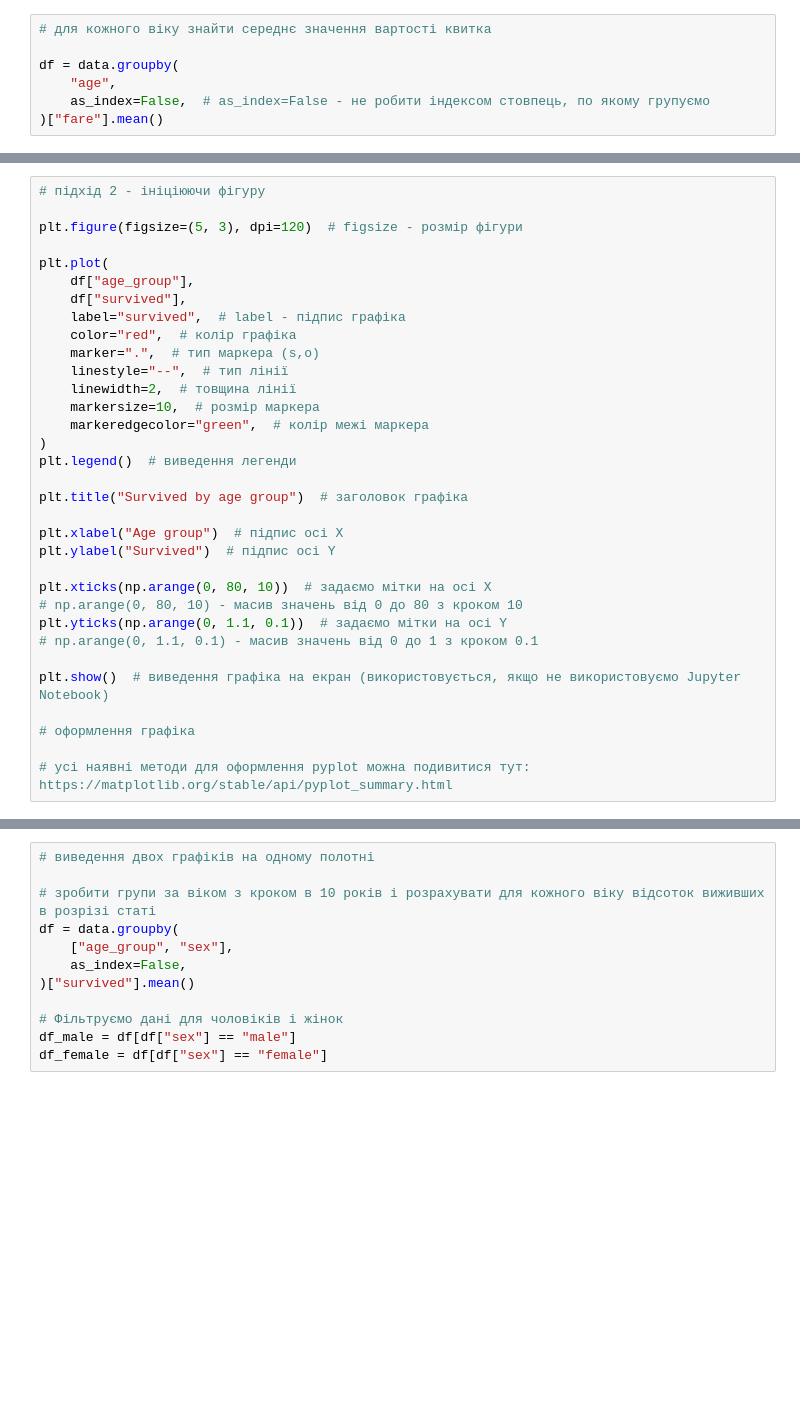
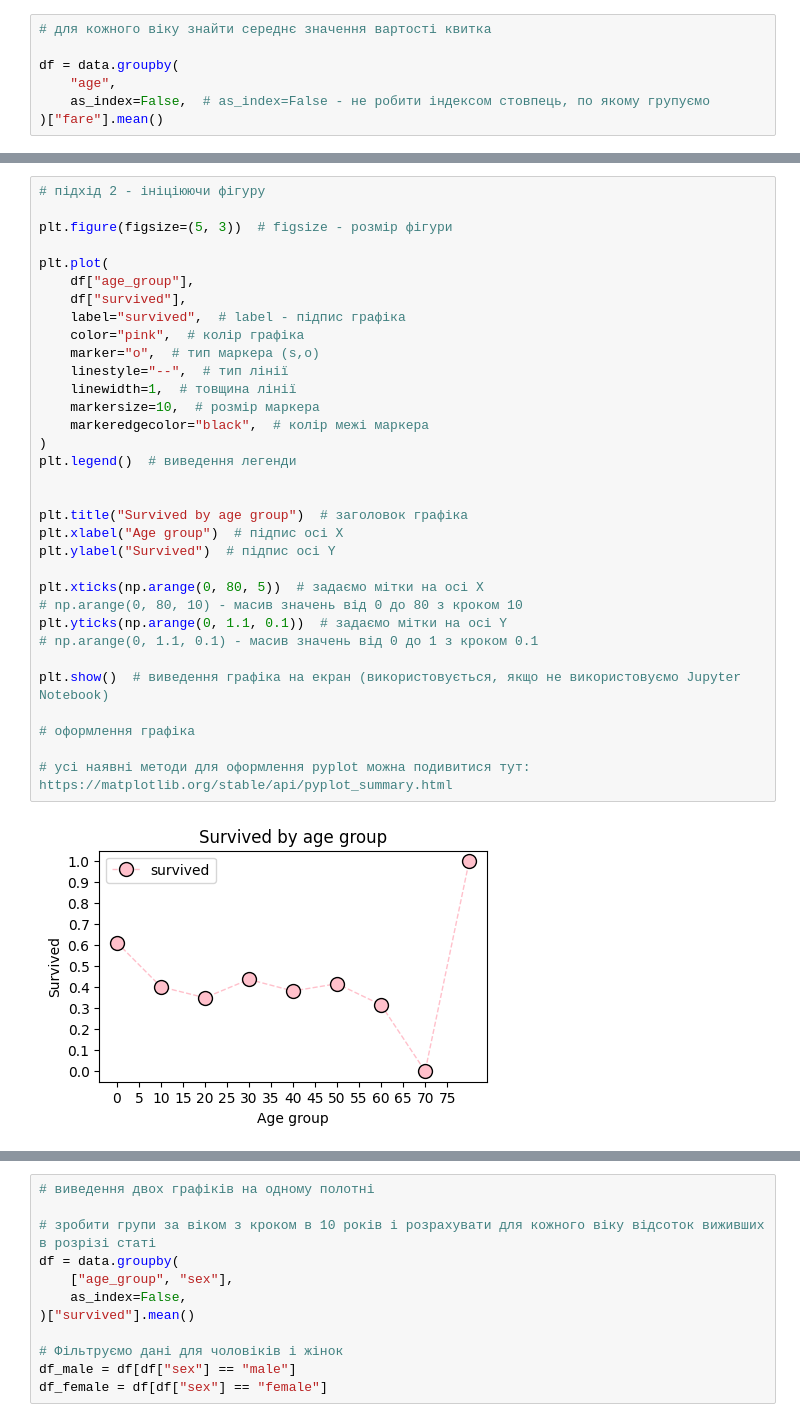
Before and after one commit to marynalysenko/goit_da_6, a Jupyter notebook: module_4_python/lesson_5_1_titanic.ipynb, the cells around one changed output, grey strips where cells are left out. Saved outputs shown, nothing was run; the diff lists cells and outputs as text; blank space fills up the shorter version.

```diff
--- a/module_4_python/lesson_5_1_titanic.ipynb
+++ b/module_4_python/lesson_5_1_titanic.ipynb
@@ -89,36 +151,38 @@ plt.legend()  # виведення легенди
 # %%
 # підхід 2 - ініціюючи фігуру
 
-plt.figure(figsize=(5, 3), dpi=120)  # figsize - розмір фігури
+plt.figure(figsize=(5, 3))  # figsize - розмір фігури
 
 plt.plot(
     df["age_group"],
     df["survived"],
     label="survived",  # label - підпис графіка
-    color="red",  # колір графіка
-    marker=".",  # тип маркера (s,o)
+    color="pink",  # колір графіка
+    marker="o",  # тип маркера (s,o)
     linestyle="--",  # тип лінії
-    linewidth=2,  # товщина лінії
+    linewidth=1,  # товщина лінії
     markersize=10,  # розмір маркера
-    markeredgecolor="green",  # колір межі маркера
+    markeredgecolor="black",  # колір межі маркера
 )
 plt.legend()  # виведення легенди
 
+
 plt.title("Survived by age group")  # заголовок графіка
-
 plt.xlabel("Age group")  # підпис осі X
 plt.ylabel("Survived")  # підпис осі Y
 
-plt.xticks(np.arange(0, 80, 10))  # задаємо мітки на осі X
+plt.xticks(np.arange(0, 80, 5))  # задаємо мітки на осі X
 # np.arange(0, 80, 10) - масив значень від 0 до 80 з кроком 10
 plt.yticks(np.arange(0, 1.1, 0.1))  # задаємо мітки на осі Y
 # np.arange(0, 1.1, 0.1) - масив значень від 0 до 1 з кроком 0.1
 
 plt.show()  # виведення графіка на екран (використовується, якщо не використовуємо Jupyter Notebook)
 
 # оформлення графіка
 
 # усі наявні методи для оформлення pyplot можна подивитися тут: https://matplotlib.org/stable/api/pyplot_summary.html
+# %% [output]
+[figure, added]
 # %%
 plt.plot(df["age_group"], df["survived"], 'ro--', label="survived", markeredgecolor = 'green')
 plt.legend()
```
Also changed, not shown: parts of 31 cells of this notebook, 3 other files.
